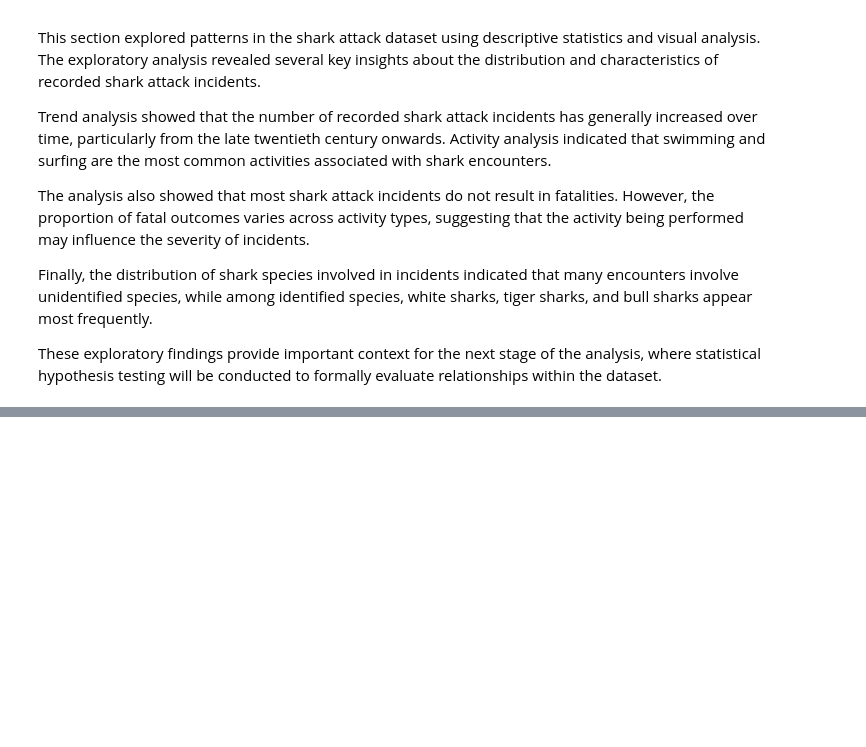
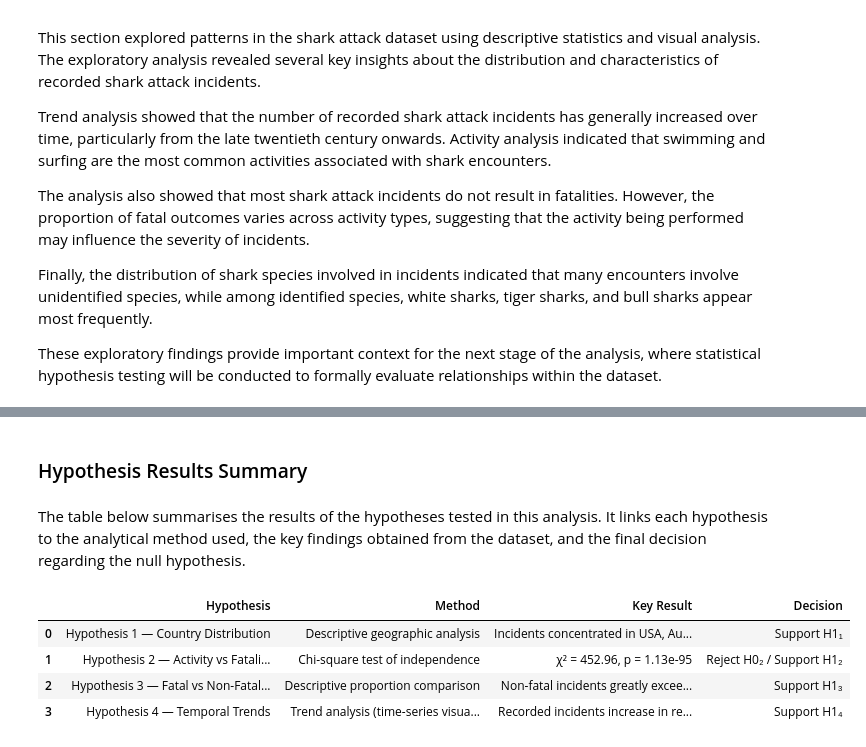
Before and after one commit to szm2701/shark-attack-data-dashboard, a Jupyter notebook: jupyter_notebooks/shark_attack_analysis.ipynb, the cells around one changed output, grey strips where cells are left out. Saved outputs shown, nothing was run; the diff lists cells and outputs as text; code cells hidden in the pictures; blank space fills up the shorter version.

Commit message:
Complete Section 5 hypothesis testing, add hypothesis results summary table, and update hypotheses section in introduction

```diff
--- a/jupyter_notebooks/shark_attack_analysis.ipynb
+++ b/jupyter_notebooks/shark_attack_analysis.ipynb
@@ -1392,0 +1576,47 @@ These exploratory findings provide important context for the next stage of the a
+# %% [markdown]
+### Hypothesis Results Summary
+# %% [markdown]
+The table below summarises the results of the hypotheses tested in this analysis. It links each hypothesis to the analytical method used, the key findings obtained from the dataset, and the final decision regarding the null hypothesis.
+# %%
+# Create a concise summary table linking each hypothesis to the analytical method used, the key result obtained, and the final decision.
+
+hypothesis_results = pd.DataFrame({
+    "Hypothesis": [
+        "Hypothesis 1 — Country Distribution",
+        "Hypothesis 2 — Activity vs Fatality Outcome",
+        "Hypothesis 3 — Fatal vs Non-Fatal Proportion",
+        "Hypothesis 4 — Temporal Trends"
+    ],
+
+    "Method": [
+        "Descriptive geographic analysis",
+        "Chi-square test of independence",
+        "Descriptive proportion comparison",
+        "Trend analysis (time-series visualisation)"
+    ],
+
+    "Key Result": [
+        "Incidents concentrated in USA, Australia, and South Africa",
+        f"χ² = {chi2:.2f}, p = {p:.2e}",
+        "Non-fatal incidents greatly exceed fatal incidents",
+        "Recorded incidents increase in recent decades"
+    ],
+
+    "Decision": [
+        "Support H1₁",
+        "Reject H0₂ / Support H1₂",
+        "Support H1₃",
+        "Support H1₄"
+    ]
+})
+
+
+# Display the hypothesis results table
+
+hypothesis_results
+# %% [output]
+|  | Hypothesis | Method | Key Result | Decision |
+| 0 | Hypothesis 1 — Country Distribution | Descriptive geographic analysis | Incidents concentrated in USA, Au... | Support H1₁ |
+| 1 | Hypothesis 2 — Activity vs Fatali... | Chi-square test of independence | χ² = 452.96, p = 1.13e-95 | Reject H0₂ / Support H1₂ |
+| 2 | Hypothesis 3 — Fatal vs Non-Fatal... | Descriptive proportion comparison | Non-fatal incidents greatly excee... | Support H1₃ |
+| 3 | Hypothesis 4 — Temporal Trends | Trend analysis (time-series visua... | Recorded incidents increase in re... | Support H1₄ |
```
Also changed, not shown: parts of 16 cells of this notebook.
